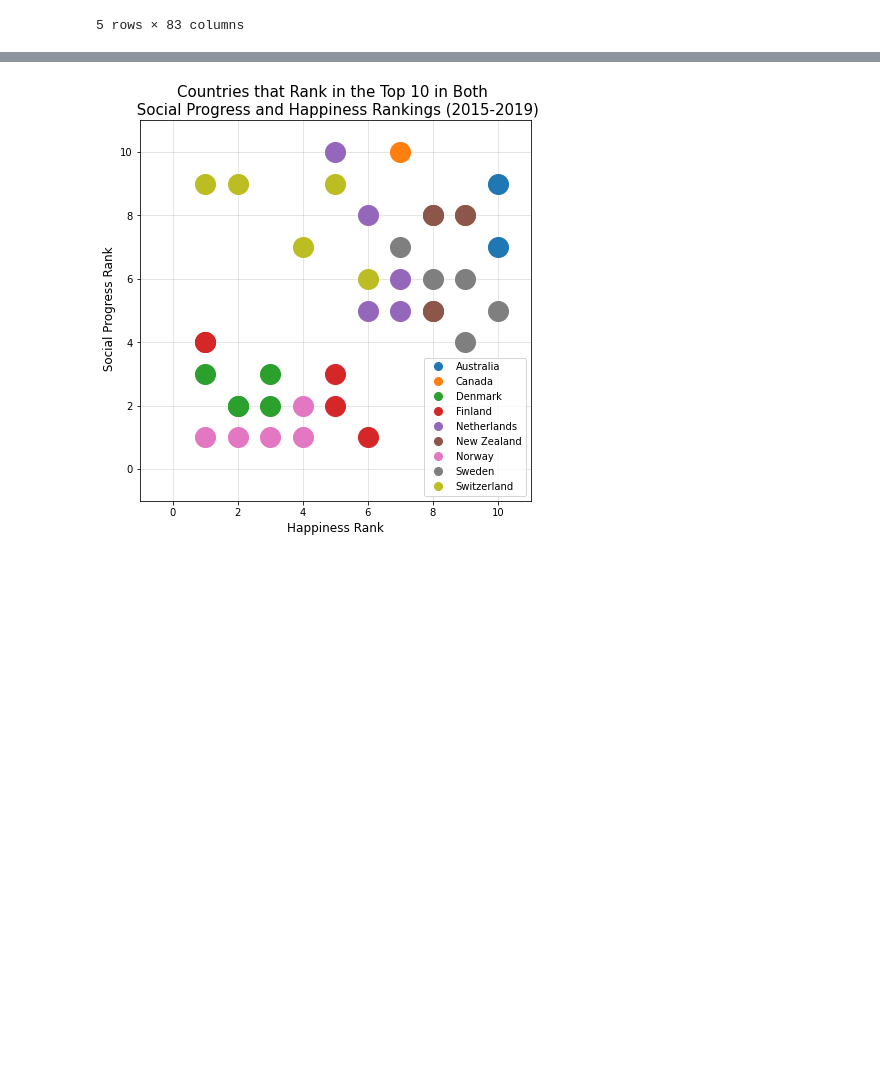
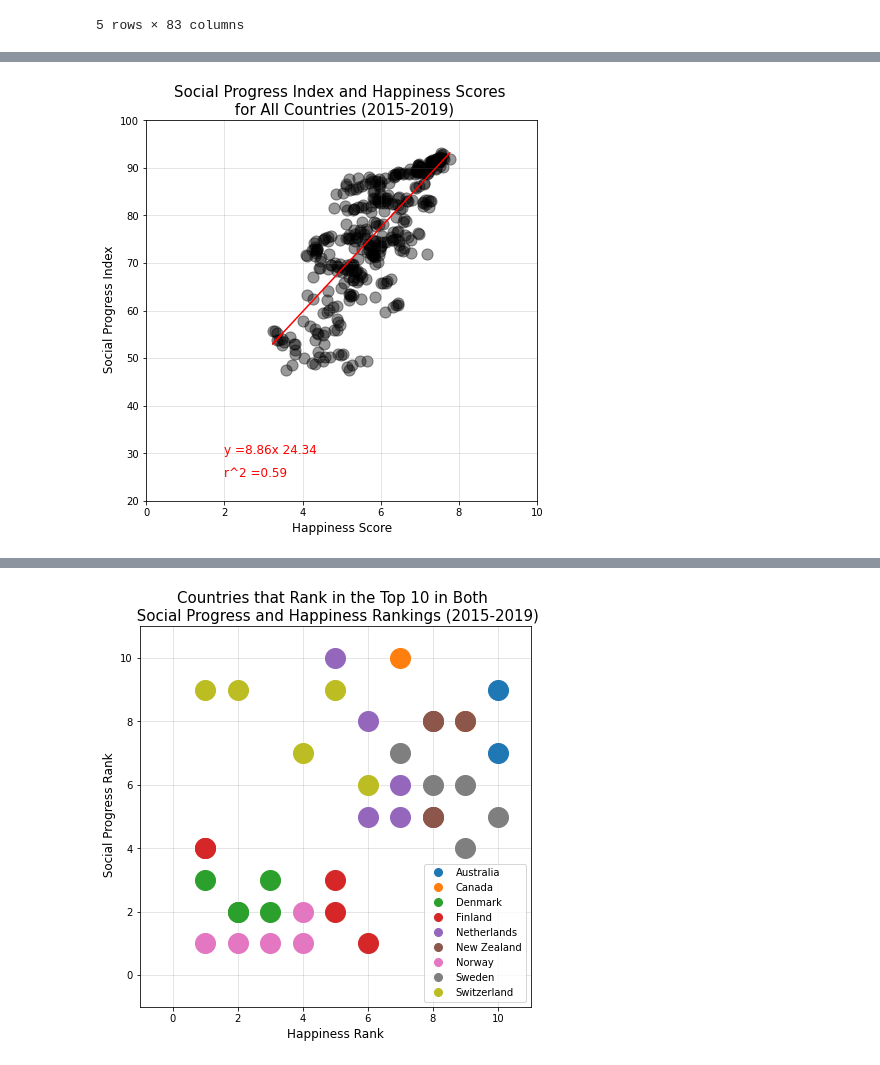
Before and after one commit to chrispope12391/Project-1-, a Jupyter notebook: Project 1_Team5.ipynb, the cells around one changed output, grey strips where cells are left out. Cells and saved outputs as stored; diff of their text form; code cells hidden in the pictures; blank space fills up the shorter version.

```diff
--- a/Project 1_Team5.ipynb
+++ b/Project 1_Team5.ipynb
@@ -62,0 +93,27 @@ totals_df.rename(columns={"SPI Rank_SP":"Rank_SPI"}, inplace=True)
+# %%
+#Scatterplot all years, all countries
+x_values = totals_df["Score_HS"]
+y_values = totals_df["Score_SPI"]
+
+(slope, intercept, rvalue, pvalue, stderr) = linregress(x_values, y_values)
+regress_values = slope * x_values + intercept
+line_eq = "y =" + str(round(slope,2)) + "x " + str(round(intercept,2))
+r2_eq = "r^2 =" + str(round(rvalue**2,2))
+
+plt.rcParams["figure.figsize"] = (7,7)
+plt.title("Social Progress Index and Happiness Scores \n for All Countries (2015-2019)",  fontsize=15)
+plt.ylabel(" Social Progress Index",  fontsize=12)
+plt.xlabel("Happiness Score",  fontsize=12)
+plt.ylim(20,100)
+plt.xlim(0,10)
+plt.grid(True, linestyle="-", which="major", color="gray", alpha=0.25)
+plt.annotate(line_eq, (2,30), fontsize=12, color="red")
+plt.annotate(r2_eq, (2,25), fontsize=12, color="red")
+
+plt.scatter(x_values, y_values, color="black", marker="o", alpha=0.4, s=125 )
+plt.plot(x_values, regress_values, "r-")
+
+#plt.savefig("Data/HP_SPI_scatter.png")
+plt.show()
+# %% [output]
+[figure, added]
```
Also changed, not shown: parts of 34 cells of this notebook, 4 other files.
